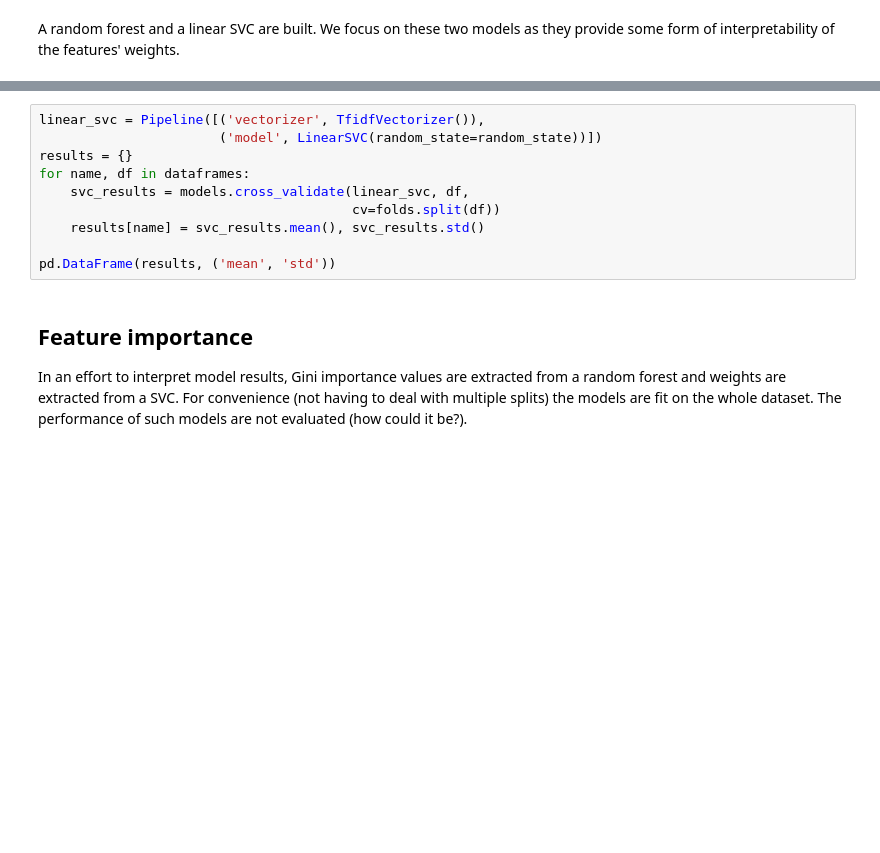
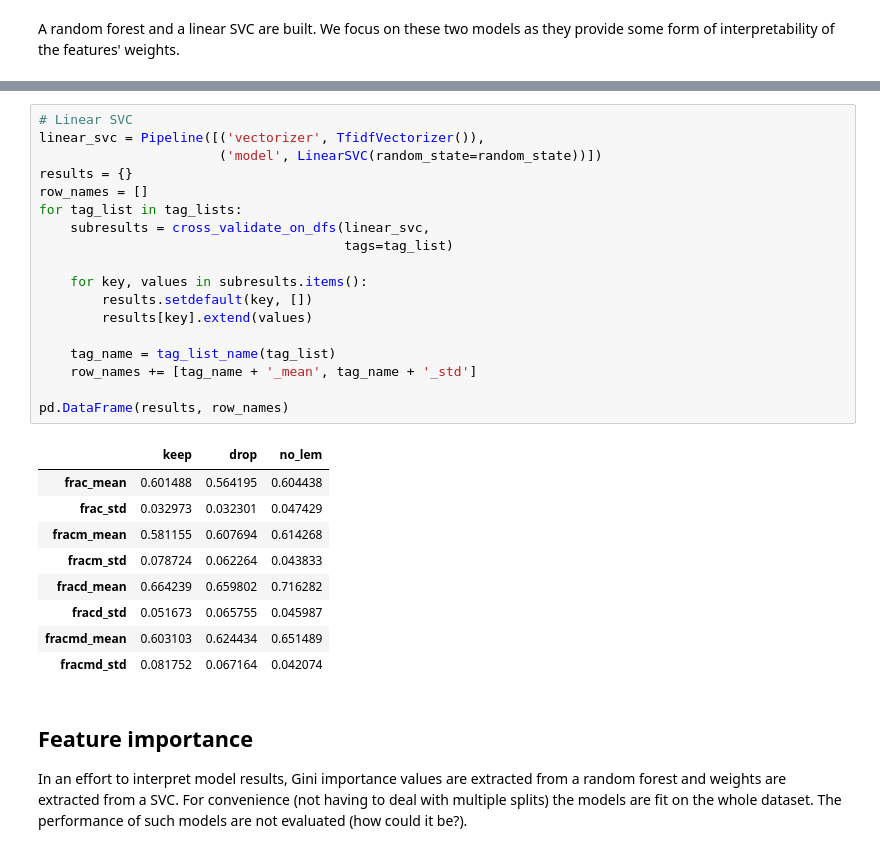
Before and after one commit to Ball-Man/vjp-ita, a Jupyter notebook: count_based.ipynb, the cells around one changed output, grey strips where cells are left out. Drawn from its saved outputs; the diff is of its cells as text; blank space fills up the shorter version.

```diff
--- a/count_based.ipynb
+++ b/count_based.ipynb
@@ -148,13 +222,31 @@ pd.DataFrame(results, ('mean', 'std'))
 # %%
+# Linear SVC
 linear_svc = Pipeline([('vectorizer', TfidfVectorizer()),
                        ('model', LinearSVC(random_state=random_state))])
 results = {}
-for name, df in dataframes:
-    svc_results = models.cross_validate(linear_svc, df,
-                                        cv=folds.split(df))
-    results[name] = svc_results.mean(), svc_results.std()
+row_names = []
+for tag_list in tag_lists:
+    subresults = cross_validate_on_dfs(linear_svc,
+                                       tags=tag_list)
 
-pd.DataFrame(results, ('mean', 'std'))
+    for key, values in subresults.items():
+        results.setdefault(key, [])
+        results[key].extend(values)
+
+    tag_name = tag_list_name(tag_list)
+    row_names += [tag_name + '_mean', tag_name + '_std']
+
+pd.DataFrame(results, row_names)
+# %% [output]
+|  | keep | drop | no_lem |
+| frac_mean | 0.601488 | 0.564195 | 0.604438 |
+| frac_std | 0.032973 | 0.032301 | 0.047429 |
+| fracm_mean | 0.581155 | 0.607694 | 0.614268 |
+| fracm_std | 0.078724 | 0.062264 | 0.043833 |
+| fracd_mean | 0.664239 | 0.659802 | 0.716282 |
+| fracd_std | 0.051673 | 0.065755 | 0.045987 |
+| fracmd_mean | 0.603103 | 0.624434 | 0.651489 |
+| fracmd_std | 0.081752 | 0.067164 | 0.042074 |
 # %% [markdown]
 ## Feature importance
 In an effort to interpret model results, Gini importance values are extracted from a random forest and weights are extracted from a SVC. For convenience (not having to deal with multiple splits) the models are fit on the whole dataset. The performance of such models are not evaluated (how could it be?).
```
Also changed, not shown: parts of 12 cells of this notebook, 1 other file.
